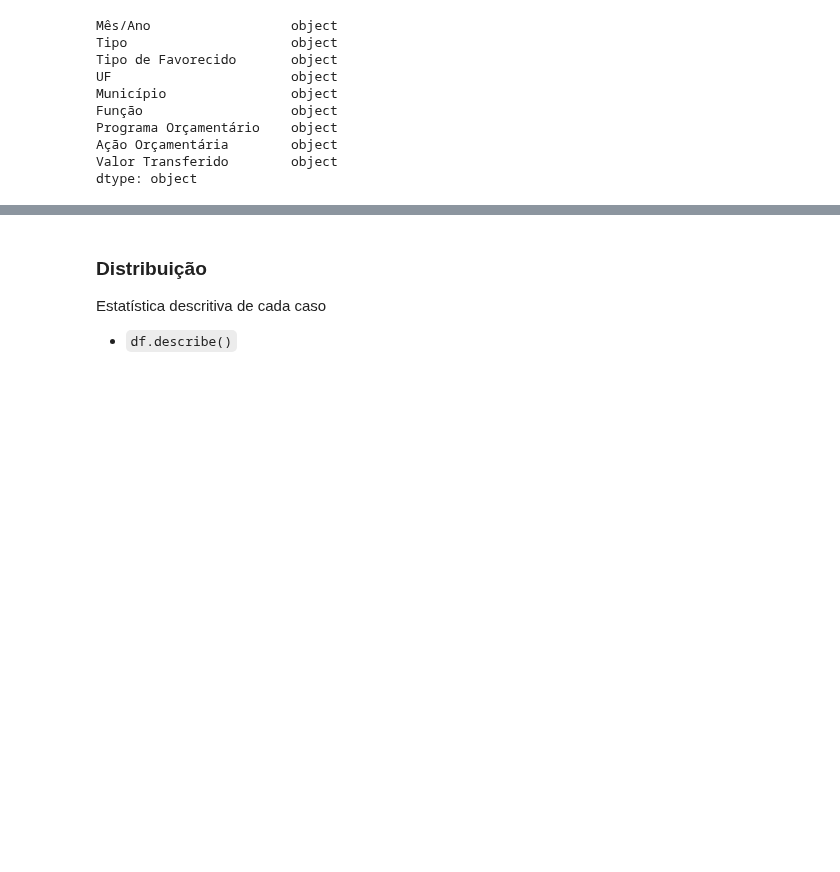
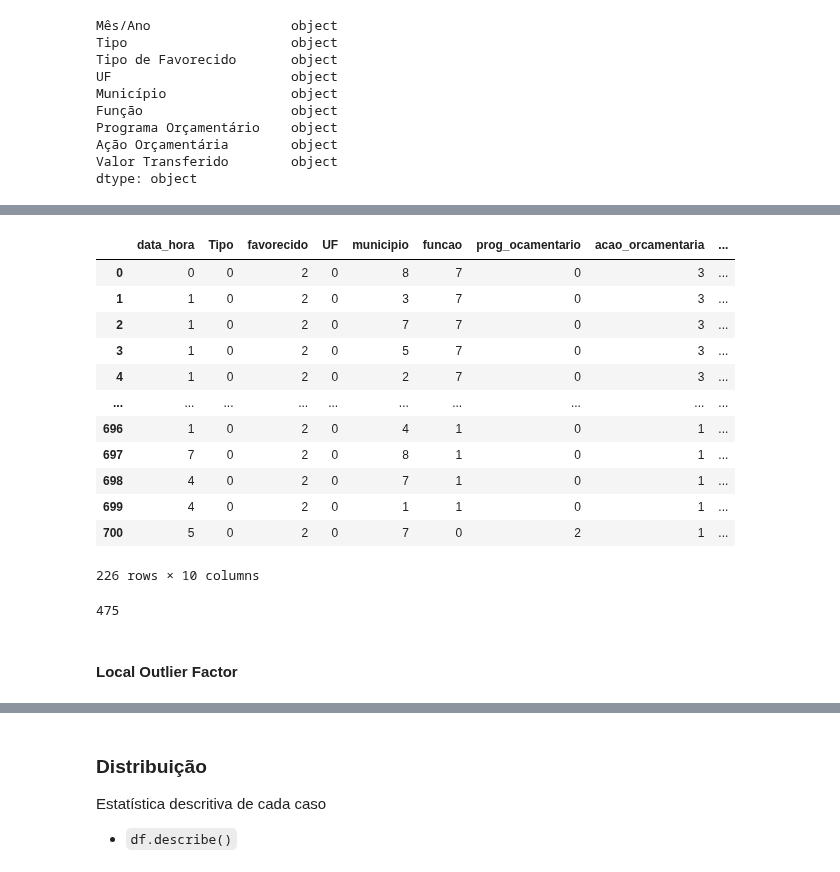
Before and after one commit to marcosw1998/Data-Science, a Jupyter notebook: Analysis_Notebook/covid_spends_brazil.ipynb, the cells around one changed output, grey strips where cells are left out. Drawn from its saved outputs; the diff is of its cells as text; code cells hidden in the pictures; blank space fills up the shorter version.

```diff
--- a/Analysis_Notebook/covid_spends_brazil.ipynb
+++ b/Analysis_Notebook/covid_spends_brazil.ipynb
@@ -273,0 +399,5 @@ Dataset quantidade de casos PE 0
+# %%
+from sklearn.ensemble import IsolationForest
+rng = np.random.RandomState(42)
+clf = IsolationForest(max_samples=100, random_state=rng)
+clf.fit(invest_covidPe_forest)
@@ -273,0 +410,2 @@ Dataset quantidade de casos PE 0
+# %%
+scores = clf.predict(invest_covidPe_forest)
@@ -273,0 +432,3 @@ Dataset quantidade de casos PE 0
+# %%
+invest_covidPe_forest['outlier'] = scores
+print(invest_covidPe_forest.head())
@@ -273,0 +444,23 @@ Dataset quantidade de casos PE 0
+# %%
+invest_covidPe_forest[invest_covidPe_forest['outlier'] == -1]
+# %% [output]
+|  | data_hora | Tipo | favorecido | UF | municipio | funcao | prog_ocamentario | acao_orcamentaria | ... |
+| 0 | 0 | 0 | 2 | 0 | 8 | 7 | 0 | 3 | ... |
+| 1 | 1 | 0 | 2 | 0 | 3 | 7 | 0 | 3 | ... |
+| 2 | 1 | 0 | 2 | 0 | 7 | 7 | 0 | 3 | ... |
+| 3 | 1 | 0 | 2 | 0 | 5 | 7 | 0 | 3 | ... |
+| 4 | 1 | 0 | 2 | 0 | 2 | 7 | 0 | 3 | ... |
+| ... | ... | ... | ... | ... | ... | ... | ... | ... | ... |
+| 696 | 1 | 0 | 2 | 0 | 4 | 1 | 0 | 1 | ... |
+| 697 | 7 | 0 | 2 | 0 | 8 | 1 | 0 | 1 | ... |
+| 698 | 4 | 0 | 2 | 0 | 7 | 1 | 0 | 1 | ... |
+| 699 | 4 | 0 | 2 | 0 | 1 | 1 | 0 | 1 | ... |
+| 700 | 5 | 0 | 2 | 0 | 7 | 0 | 2 | 1 | ... |
+226 rows × 10 columns
+# %%
+invest_covidPe_forest = invest_covidPe_forest[invest_covidPe_forest['outlier'] != -1]
+len(invest_covidPe_forest)
+# %% [output]
+475
+# %% [markdown]
+#### Local Outlier Factor
```
Also changed, not shown: parts of 37 cells of this notebook.
